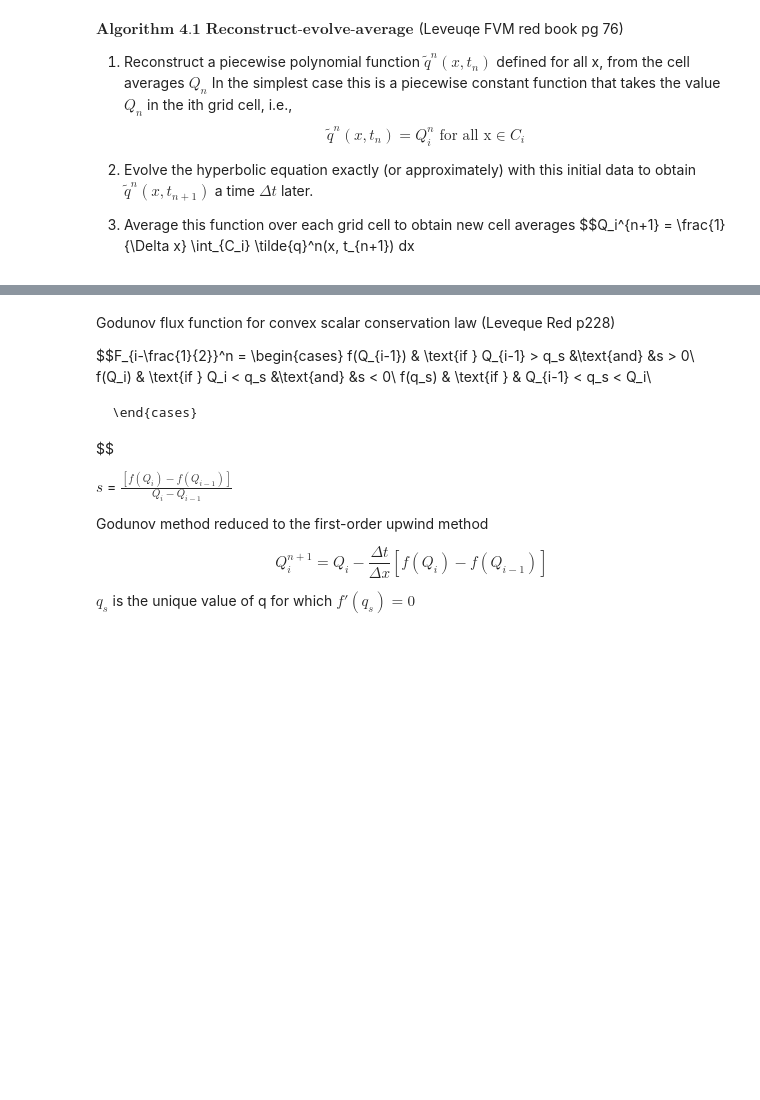
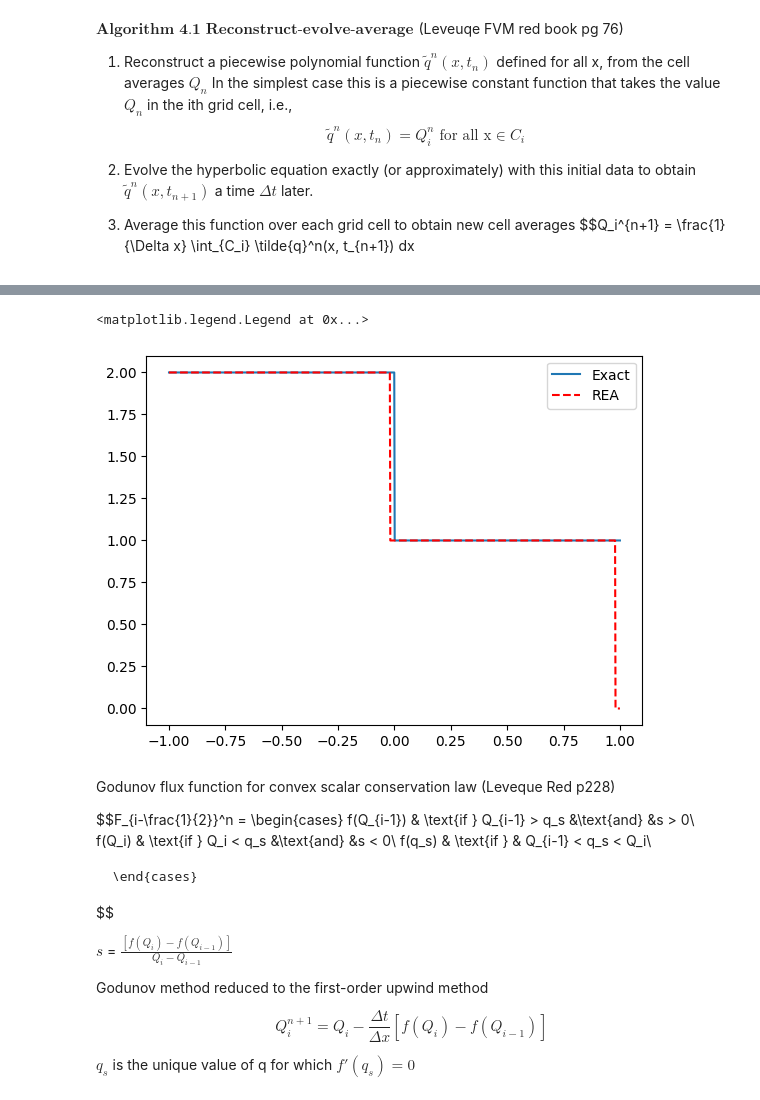
Before and after one commit to c-g-well/FiniteVolume, a Jupyter notebook: projectExperiment.ipynb, the cells around one changed output, grey strips where cells are left out. Cells and saved outputs as stored; diff of their text form; code cells hidden in the pictures; blank space fills up the shorter version.

```diff
--- a/projectExperiment.ipynb
+++ b/projectExperiment.ipynb
@@ -24,3 +119,10 @@ $$Q_i^{n+1} = \frac{1}{\Delta x} \int_{C_i} \tilde{q}^n(x, t_{n+1}) dx
+# %%
+plt.plot(x,g(x),label = 'Exact')
+plt.plot(x,Q,'--r', label = 'REA')
+plt.legend()
+# %% [output]
+<matplotlib.legend.Legend at 0x...>
+[figure, added]
 # %%
 def rea(x,k,dt,a,u0):
   n = len(x)-1 #number of cells
```
Also changed, not shown: parts of 7 cells of this notebook.
